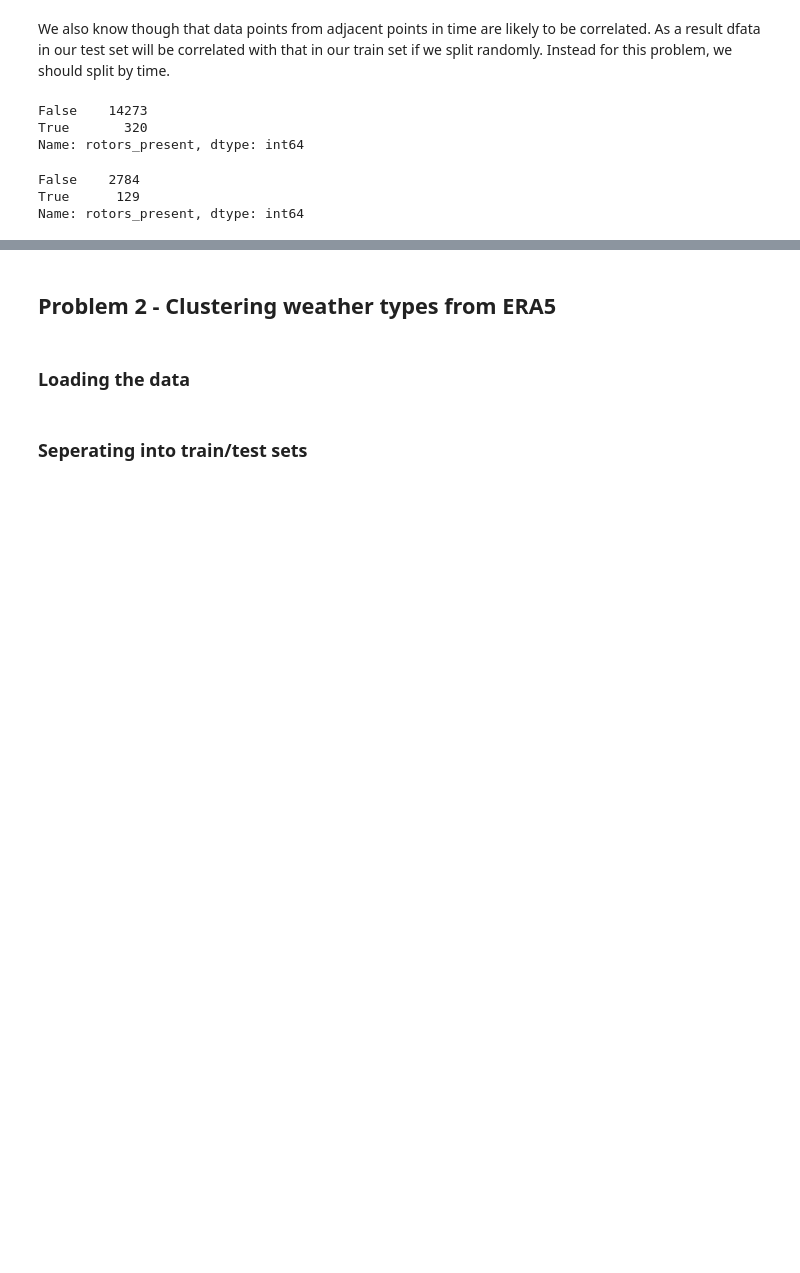
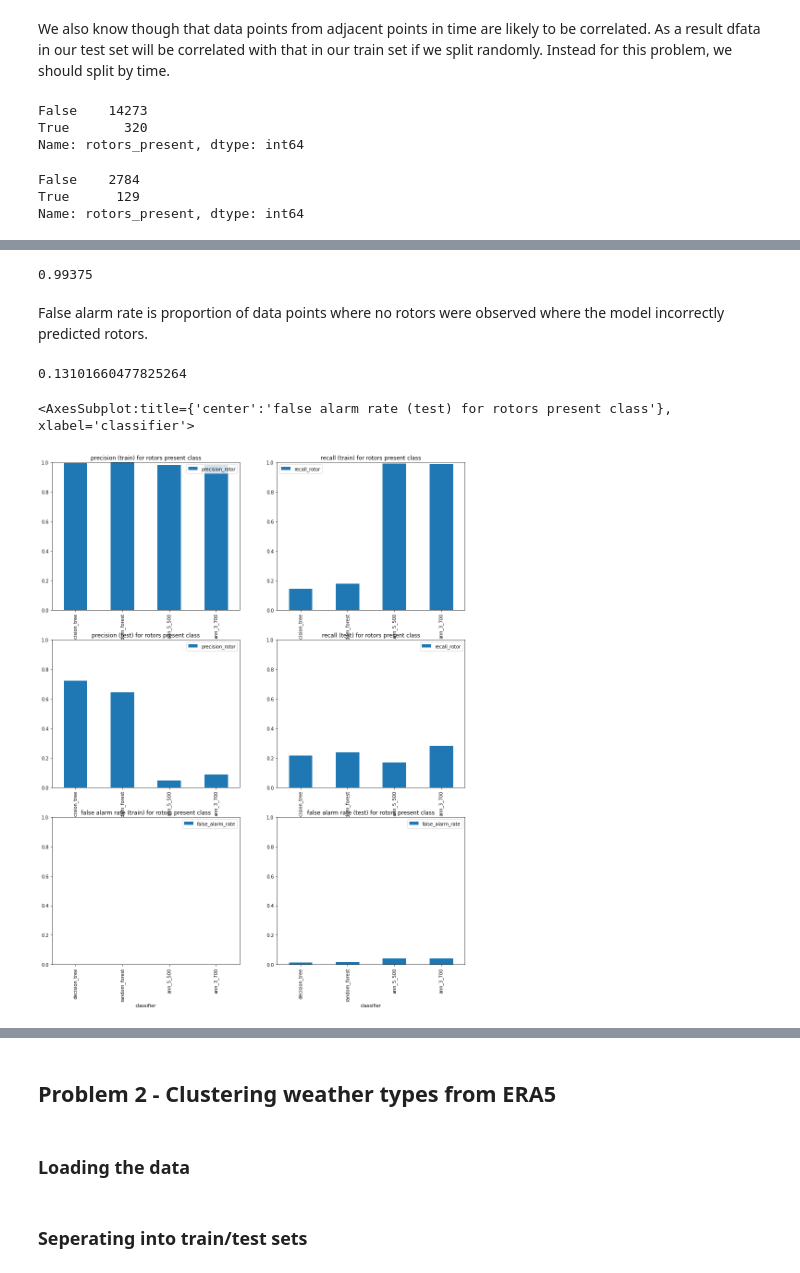
Before and after one commit to informatics-lab/ml_weather_tutorial, a Jupyter notebook: 02_ml_pipeline.ipynb, the cells around one changed output, grey strips where cells are left out. Saved outputs shown, nothing was run; the diff lists cells and outputs as text; code cells hidden in the pictures; blank space fills up the shorter version.

```diff
--- a/02_ml_pipeline.ipynb
+++ b/02_ml_pipeline.ipynb
@@ -268,0 +304,2 @@ Name: rotors_present, dtype: int64
+# %%
+input_feature_names = temp_feature_names + humidity_feature_names + u_wind_feature_names + v_wind_features_names
@@ -293,0 +458,58 @@ discuss what elements need to be stored.
+# %%
+hit_rate = cm1[1,1] / (cm1[1,1]+cm1[1,0])
+hit_rate
+# %% [output]
+0.99375
+# %% [markdown]
+False alarm rate is proportion of data points where no rotors were observed where the model incorrectly predicted rotors.
+# %%
+false_alarm_rate = cm1[0,1] / (cm1[0,1]+cm1[0,0])
+false_alarm_rate
+# %% [output]
+0.13101660477825264
+# %%
+metrics1 = []
+for X1, y1 in train_test_tuples:
+    md1 = {'classifier': [],
+           'precision_noRotor': [], 'precision_rotor': [],
+           'recall_noRotor': [], 'recall_rotor': [],
+           'f1_noRotor': [], 'f1_rotor': [],
+           'hit_rate': [], 'false_alarm_rate': []
+          }
+    for clf_name, clf1 in classifiers_dict.items():
+        md1['classifier'] += [clf_name]
+        prec, recall, f1, support = sklearn.metrics.precision_recall_fscore_support(clf1.predict(X1), y1)
+        md1['precision_noRotor'] += [prec[0]]
+        md1['precision_rotor'] += [prec[1]]
+        md1['recall_noRotor'] += [recall[0]]
+        md1['recall_rotor'] += [recall[1]]
+        md1['f1_noRotor'] += [f1[0]]
+        md1['f1_rotor'] += [f1[1]]
+        cm1 = sklearn.metrics.confusion_matrix(clf1.predict(X1), y1)
+        hit_rate = cm1[1,1] / (cm1[1,1]+cm1[1,0])
+        md1['hit_rate'] += [hit_rate]
+        false_alarm_rate = cm1[0,1] / (cm1[0,1]+cm1[0,0])
+        md1['false_alarm_rate'] += [false_alarm_rate]
+    metrics1 += [md1]
+# %%
+train_metrics_df = pandas.DataFrame(metrics1[0])
+test_metrics_df = pandas.DataFrame(metrics1[1])
+# %%
+fig1 = matplotlib.pyplot.figure(figsize=(16,20))
+ax1 = fig1.add_subplot(3,2,1,title='precision (train) for rotors present class')
+train_metrics_df.plot.bar(x='classifier', y='precision_rotor', ax=ax1, ylim=[0,1])
+ax1 = fig1.add_subplot(3,2,2,title='recall (train) for rotors present class')
+train_metrics_df.plot.bar(x='classifier', y='recall_rotor', ax=ax1, ylim=[0,1])
+
+ax1 = fig1.add_subplot(3,2,3,title='precision (test) for rotors present class')
+test_metrics_df.plot.bar(x='classifier', y='precision_rotor', ax=ax1, ylim=[0,1])
+ax1 = fig1.add_subplot(3,2,4,title='recall (test) for rotors present class')
+test_metrics_df.plot.bar(x='classifier', y='recall_rotor', ax=ax1, ylim=[0,1])
+
+ax1 = fig1.add_subplot(3,2,5,title='false alarm rate (train) for rotors present class')
+train_metrics_df.plot.bar(x='classifier', y='false_alarm_rate', ax=ax1, ylim=[0,1])
+ax1 = fig1.add_subplot(3,2,6,title='false alarm rate (test) for rotors present class')
+test_metrics_df.plot.bar(x='classifier', y='false_alarm_rate', ax=ax1, ylim=[0,1])
+# %% [output]
+<AxesSubplot:title={'center':'false alarm rate (test) for rotors present class'}, xlabel='classifier'>
+[figure, added]
```
Also changed, not shown: parts of 43 cells of this notebook.
